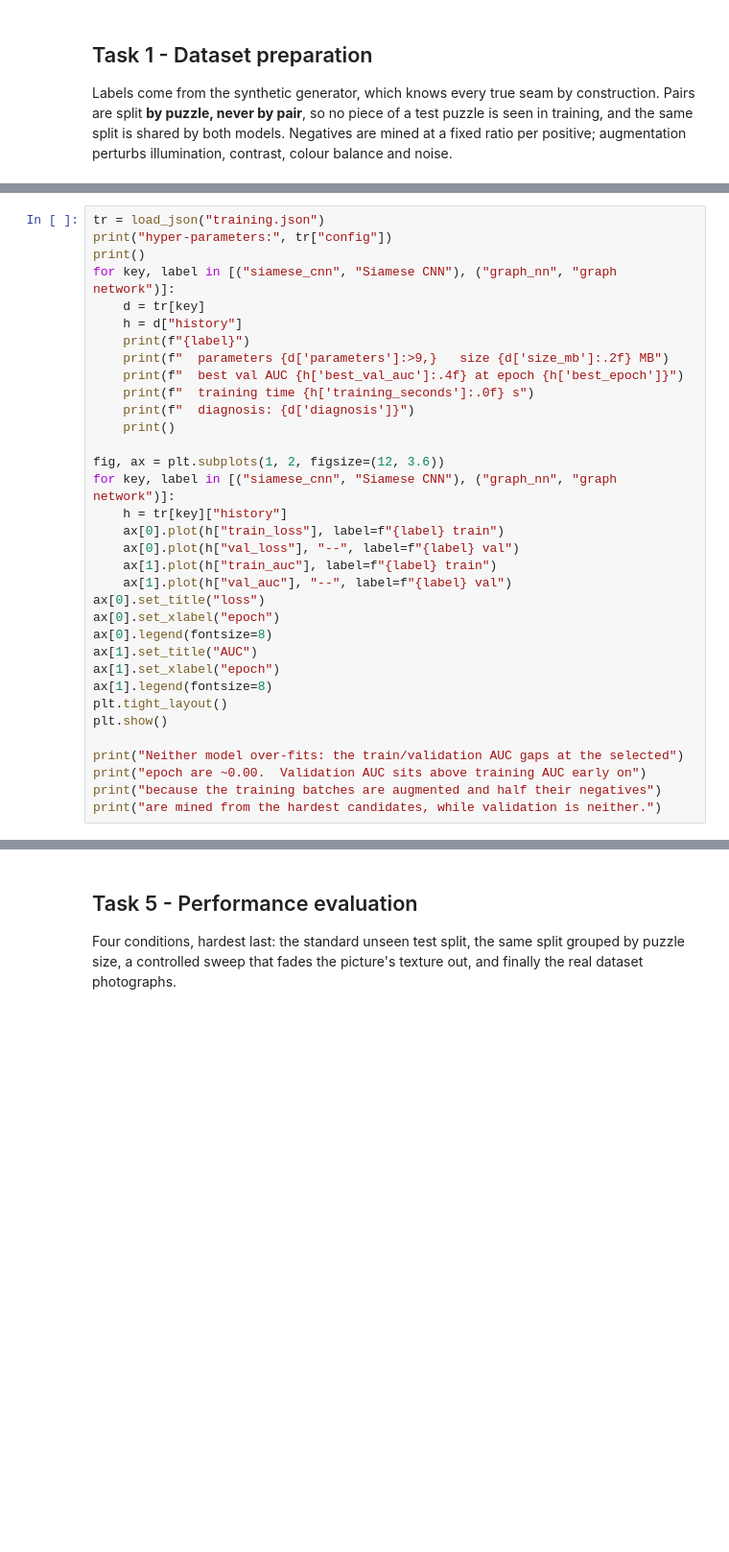
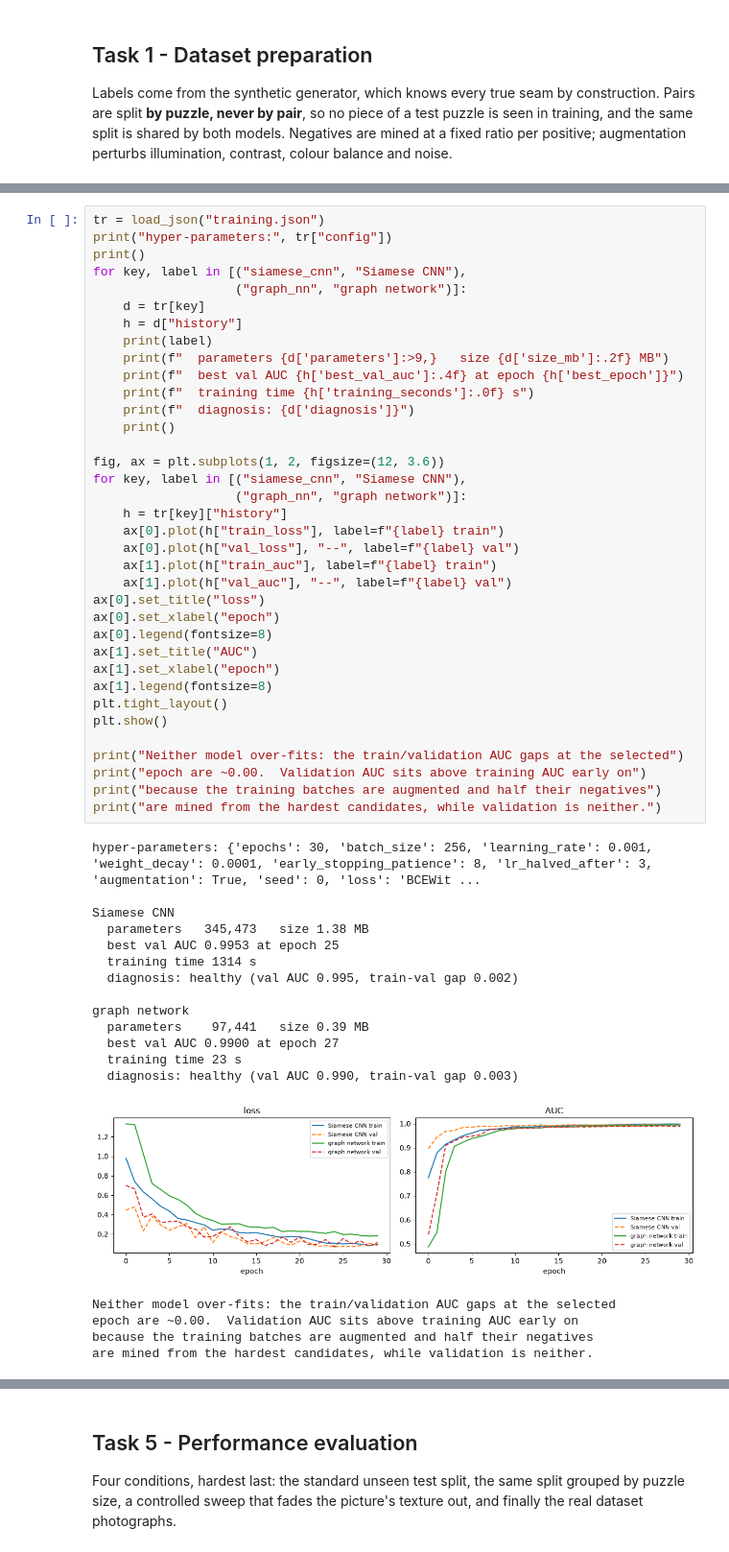
Before and after one commit to Yamanelewa1/cv-jigsaw-puzzle, a Jupyter notebook: notebooks/demonstration.ipynb, the cells around one changed output, grey strips where cells are left out. Shown at 96% size. Drawn from its saved outputs; the diff is of its cells as text; blank space fills up the shorter version.

Commit message:
update training

```diff
--- a/notebooks/demonstration.ipynb
+++ b/notebooks/demonstration.ipynb
@@ -624,36 +653,57 @@ at the selected epoch.
 tr = load_json("training.json")
 print("hyper-parameters:", tr["config"])
 print()
-for key, label in [("siamese_cnn", "Siamese CNN"), ("graph_nn", "graph network")]:
+for key, label in [("siamese_cnn", "Siamese CNN"),
+                   ("graph_nn", "graph network")]:
     d = tr[key]
     h = d["history"]
-    print(f"{label}")
+    print(label)
     print(f"  parameters {d['parameters']:>9,}   size {d['size_mb']:.2f} MB")
     print(f"  best val AUC {h['best_val_auc']:.4f} at epoch {h['best_epoch']}")
     print(f"  training time {h['training_seconds']:.0f} s")
     print(f"  diagnosis: {d['diagnosis']}")
     print()
 
 fig, ax = plt.subplots(1, 2, figsize=(12, 3.6))
-for key, label in [("siamese_cnn", "Siamese CNN"), ("graph_nn", "graph network")]:
+for key, label in [("siamese_cnn", "Siamese CNN"),
+                   ("graph_nn", "graph network")]:
     h = tr[key]["history"]
     ax[0].plot(h["train_loss"], label=f"{label} train")
     ax[0].plot(h["val_loss"], "--", label=f"{label} val")
     ax[1].plot(h["train_auc"], label=f"{label} train")
     ax[1].plot(h["val_auc"], "--", label=f"{label} val")
 ax[0].set_title("loss")
 ax[0].set_xlabel("epoch")
 ax[0].legend(fontsize=8)
 ax[1].set_title("AUC")
 ax[1].set_xlabel("epoch")
 ax[1].legend(fontsize=8)
 plt.tight_layout()
 plt.show()
 
 print("Neither model over-fits: the train/validation AUC gaps at the selected")
 print("epoch are ~0.00.  Validation AUC sits above training AUC early on")
 print("because the training batches are augmented and half their negatives")
 print("are mined from the hardest candidates, while validation is neither.")
+# %% [output]
+hyper-parameters: {'epochs': 30, 'batch_size': 256, 'learning_rate': 0.001, 'weight_decay': 0.0001, 'early_stopping_patience': 8, 'lr_halved_after': 3, 'augmentation': True, 'seed': 0, 'loss': 'BCEWit ...
+
+Siamese CNN
+  parameters   345,473   size 1.38 MB
+  best val AUC 0.9953 at epoch 25
+  training time 1314 s
+  diagnosis: healthy (val AUC 0.995, train-val gap 0.002)
+
+graph network
+  parameters    97,441   size 0.39 MB
+  best val AUC 0.9900 at epoch 27
+  training time 23 s
+  diagnosis: healthy (val AUC 0.990, train-val gap 0.003)
+[figure, added]
+Neither model over-fits: the train/validation AUC gaps at the selected
+epoch are ~0.00.  Validation AUC sits above training AUC early on
+because the training batches are augmented and half their negatives
+are mined from the hardest candidates, while validation is neither.
 # %% [markdown]
 ## Task 4 - Assembly, and the four required per-pair outputs
 
```
Also changed, not shown: parts of 14 cells of this notebook, 28 other files.
